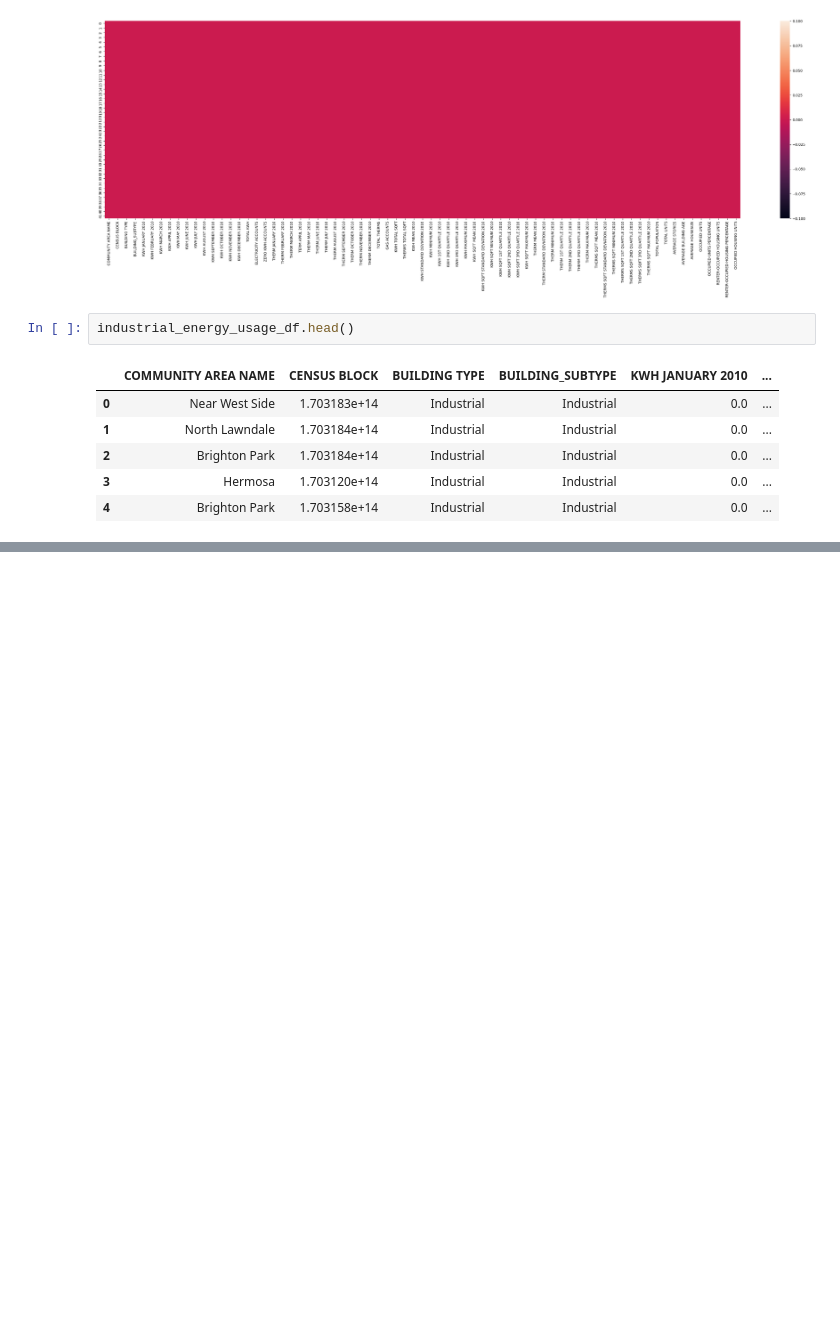
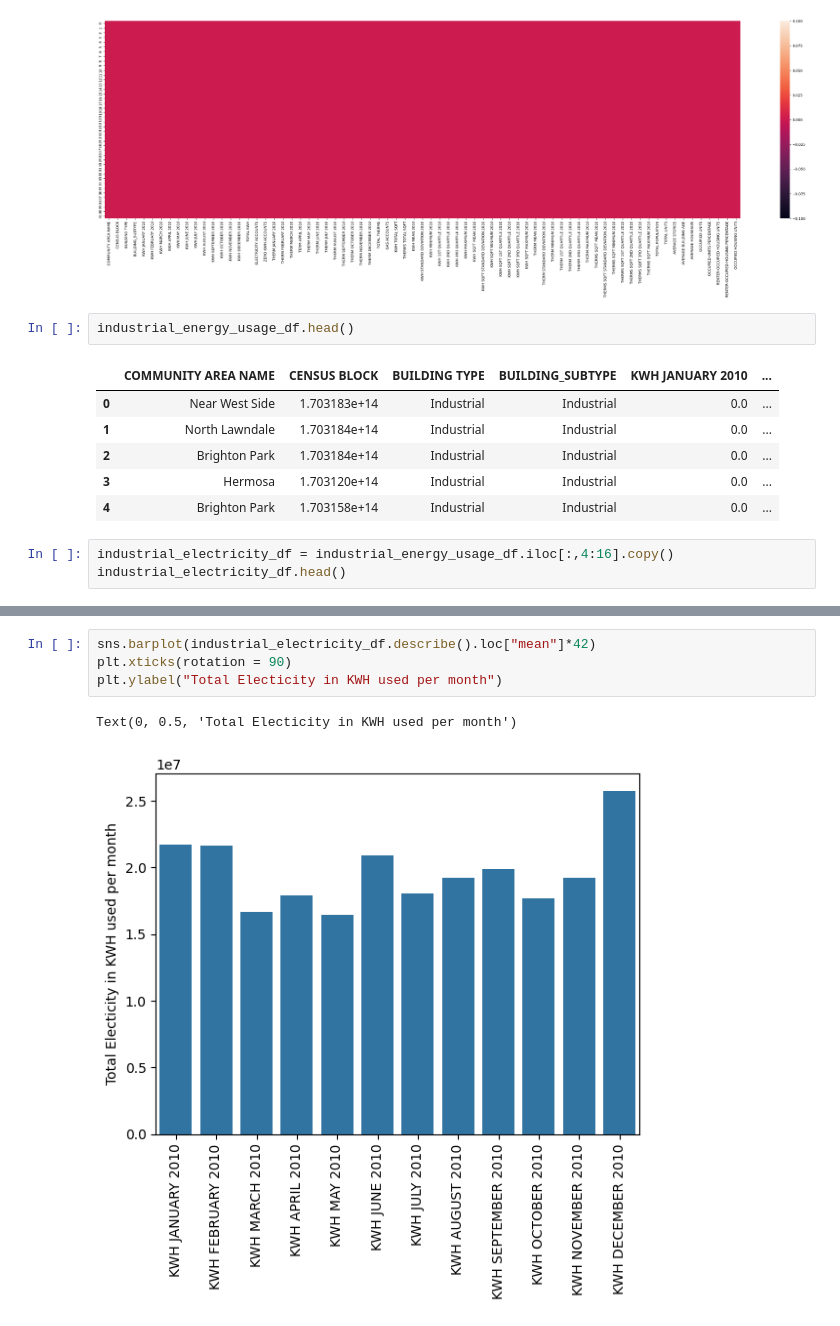
Before and after one commit to Gourav052003/Machine-Learning-Solutions-for-Predicting-Municipal-Waste-Costs-and-Sustainable-Resource-Management, a Jupyter notebook: Energy Usage.ipynb, the cells around one changed output, grey strips where cells are left out. Saved outputs shown, nothing was run; the diff lists cells and outputs as text; blank space fills up the shorter version.

Commit message:
Visualization starts

```diff
--- a/Energy Usage.ipynb
+++ b/Energy Usage.ipynb
@@ -288,3 +288,6 @@ industrial_energy_usage_df.head()
 | 2 | Brighton Park | 1.703184e+14 | Industrial | Industrial | 0.0 | ... |
 | 3 | Hermosa | 1.703120e+14 | Industrial | Industrial | 0.0 | ... |
 | 4 | Brighton Park | 1.703158e+14 | Industrial | Industrial | 0.0 | ... |
+# %%
+industrial_electricity_df = industrial_energy_usage_df.iloc[:,4:16].copy()
+industrial_electricity_df.head()
@@ -290,0 +317,7 @@ industrial_energy_usage_df.head()
+# %%
+sns.barplot(industrial_electricity_df.describe().loc["mean"]*42)
+plt.xticks(rotation = 90)
+plt.ylabel("Total Electicity in KWH used per month")
+# %% [output]
+Text(0, 0.5, 'Total Electicity in KWH used per month')
+[figure, added]
```
Also changed, not shown: parts of 5 cells of this notebook.
